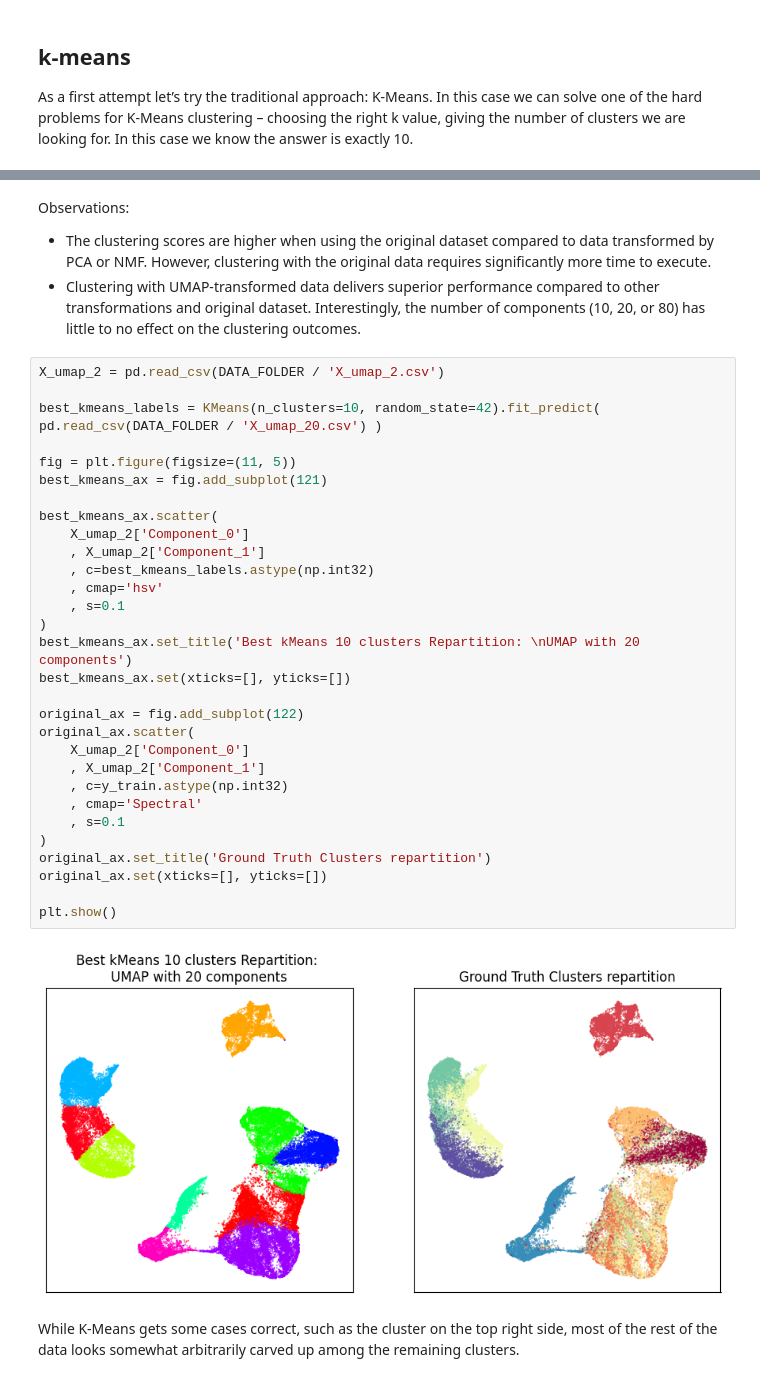
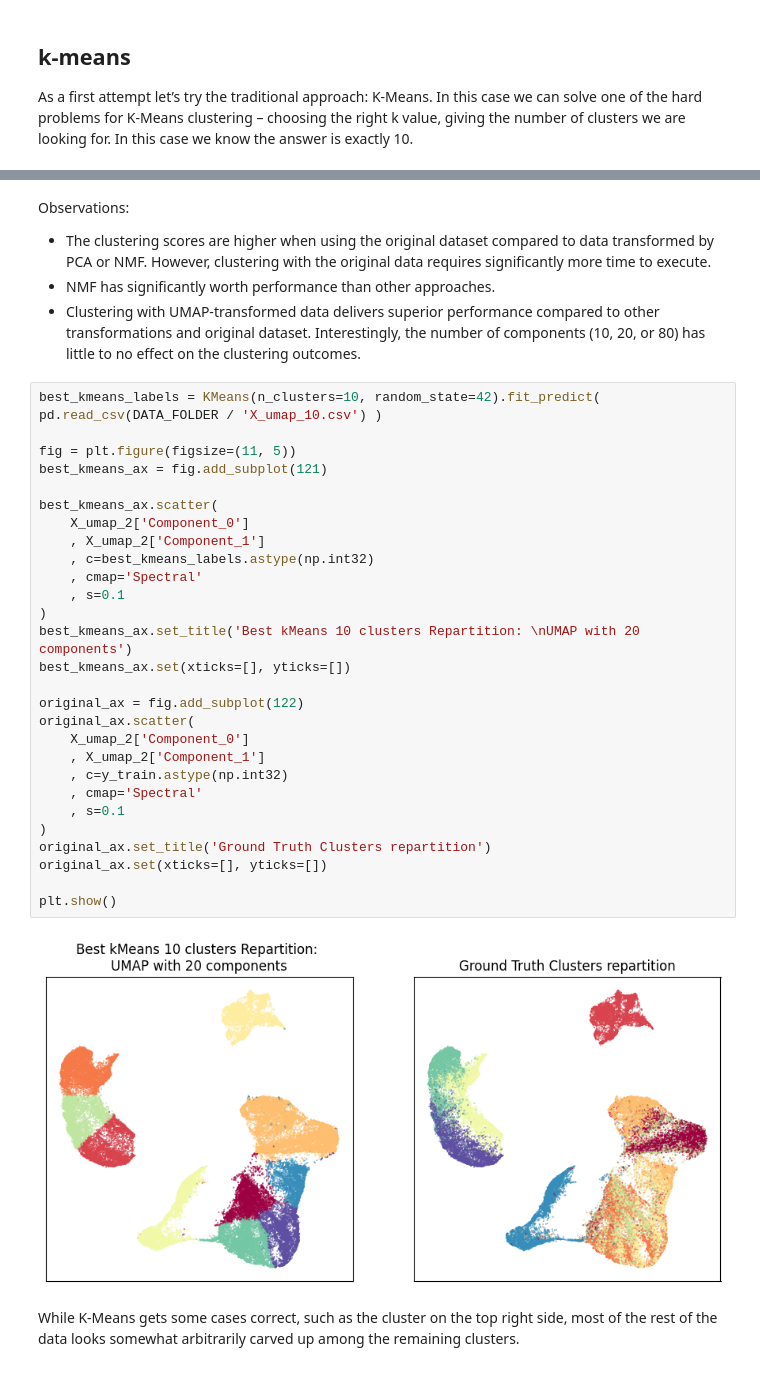
Before and after one commit to Martin-Labenne/fashion-mnist-clusturing, a Jupyter notebook: clustering.ipynb, the cells around one changed output, grey strips where cells are left out. Saved outputs shown, nothing was run; the diff lists cells and outputs as text.

Commit message:
complete clustering notebook

```diff
--- a/clustering.ipynb
+++ b/clustering.ipynb
@@ -163,38 +198,37 @@ pd.DataFrame(k_means_scores)
 # %% [markdown]
 Observations:
 - The clustering scores are higher when using the original dataset compared to data transformed by PCA or NMF. However, clustering with the original data requires significantly more time to execute.
+- NMF has significantly worth performance than other approaches.
 - Clustering with UMAP-transformed data delivers superior performance compared to other transformations and original dataset. Interestingly, the number of components (10, 20, or 80) has little to no effect on the clustering outcomes.
 # %%
-X_umap_2 = pd.read_csv(DATA_FOLDER / 'X_umap_2.csv')
-
-best_kmeans_labels = KMeans(n_clusters=10, random_state=42).fit_predict( pd.read_csv(DATA_FOLDER / 'X_umap_20.csv') )
+best_kmeans_labels = KMeans(n_clusters=10, random_state=42).fit_predict( pd.read_csv(DATA_FOLDER / 'X_umap_10.csv') )
 
 fig = plt.figure(figsize=(11, 5))
 best_kmeans_ax = fig.add_subplot(121)
 
 best_kmeans_ax.scatter(
     X_umap_2['Component_0']
     , X_umap_2['Component_1']
     , c=best_kmeans_labels.astype(np.int32)
-    , cmap='hsv'
+    , cmap='Spectral'
     , s=0.1
 )
 best_kmeans_ax.set_title('Best kMeans 10 clusters Repartition: \nUMAP with 20 components')
 best_kmeans_ax.set(xticks=[], yticks=[])
 
 original_ax = fig.add_subplot(122)
 original_ax.scatter(
     X_umap_2['Component_0']
     , X_umap_2['Component_1']
     , c=y_train.astype(np.int32)
     , cmap='Spectral'
     , s=0.1
 )
 original_ax.set_title('Ground Truth Clusters repartition')
 original_ax.set(xticks=[], yticks=[])
 
 plt.show()
 # %% [output]
-[figure, old version]
+[figure, new version]
 # %% [markdown]
 While K-Means gets some cases correct, such as the cluster on the top right side, most of the rest of the data looks somewhat arbitrarily carved up among the remaining clusters.
```
Also changed, not shown: parts of 30 cells of this notebook.
